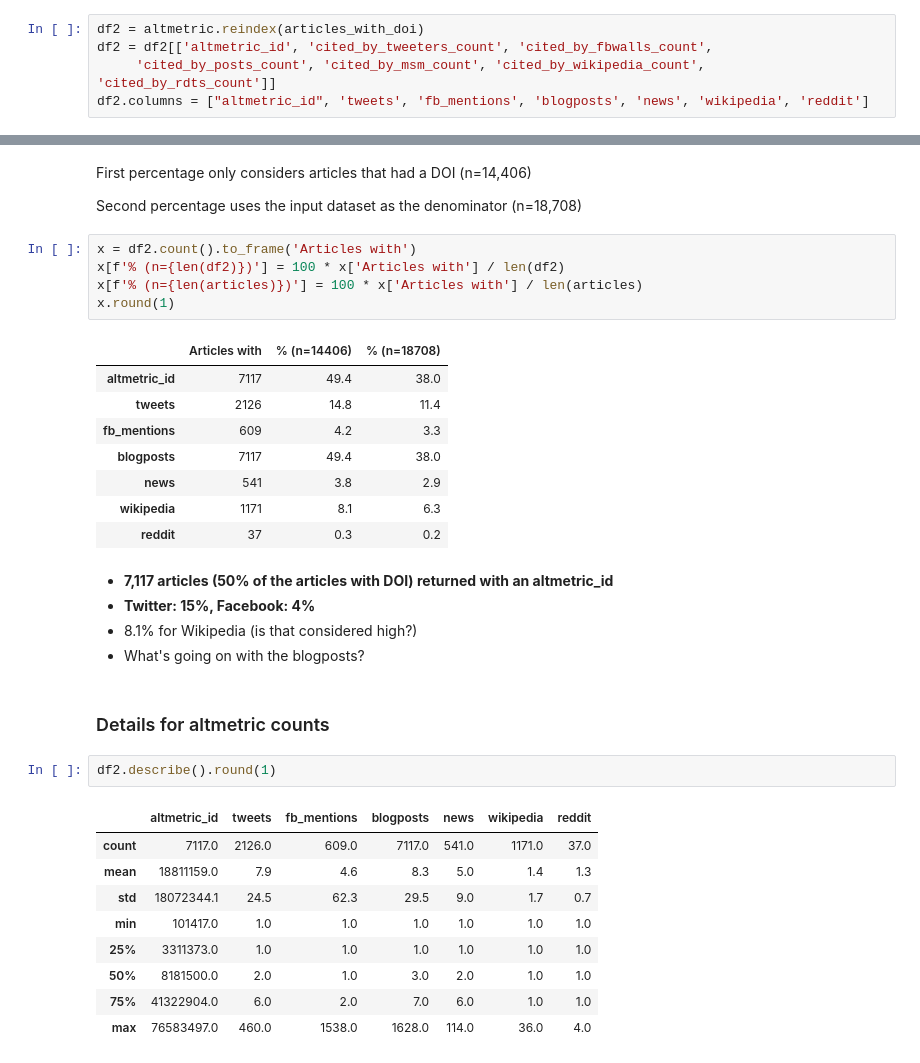
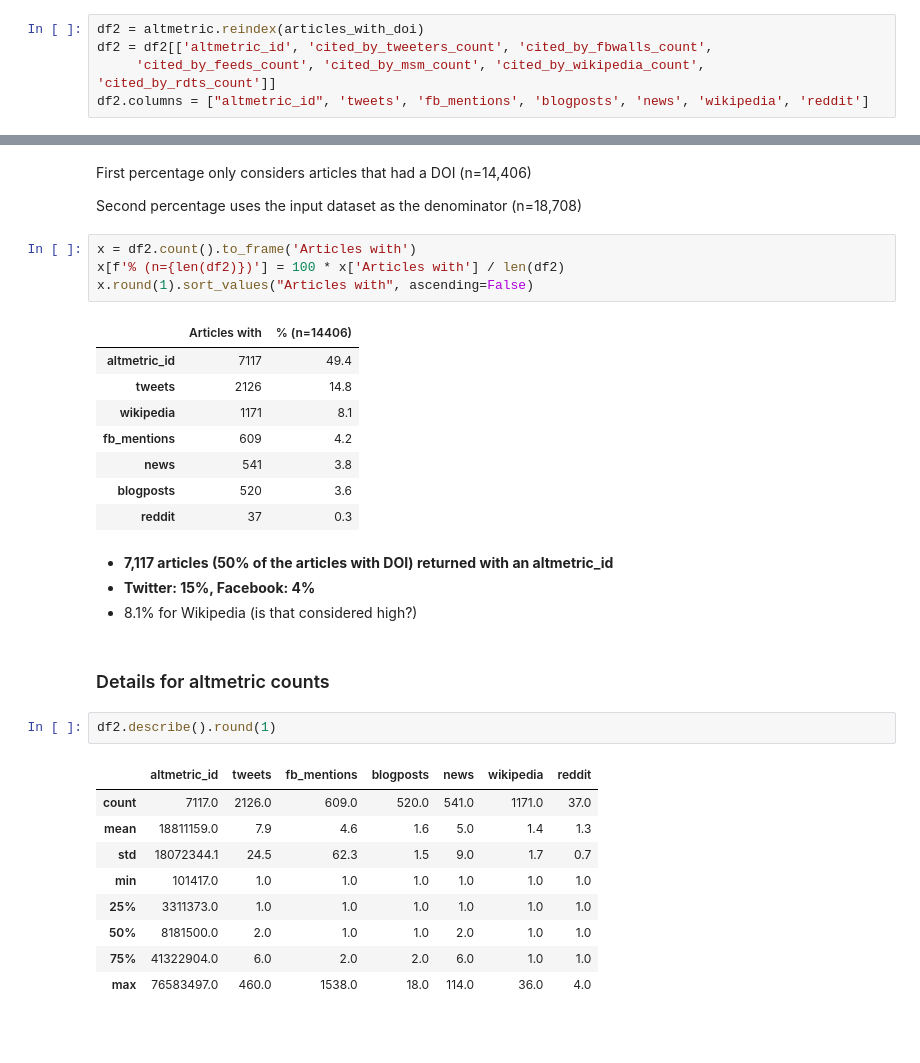
Before and after one commit to ScholCommLab/tracking-grants, a Jupyter notebook: notebooks/reports/interim_report_1.ipynb, the cells around one changed output, grey strips where cells are left out. Saved outputs shown, nothing was run; the diff lists cells and outputs as text; blank space fills up the shorter version.

```diff
--- a/notebooks/reports/interim_report_1.ipynb
+++ b/notebooks/reports/interim_report_1.ipynb
@@ -106,7 +119,7 @@ We can use these DOIs to retrieve altmetrics for these articles.
 # %%
 df2 = altmetric.reindex(articles_with_doi)
 df2 = df2[['altmetric_id', 'cited_by_tweeters_count', 'cited_by_fbwalls_count',
-     'cited_by_posts_count', 'cited_by_msm_count', 'cited_by_wikipedia_count', 'cited_by_rdts_count']]
+     'cited_by_feeds_count', 'cited_by_msm_count', 'cited_by_wikipedia_count', 'cited_by_rdts_count']]
 df2.columns = ["altmetric_id", 'tweets', 'fb_mentions', 'blogposts', 'news', 'wikipedia', 'reddit']
 # %% [markdown]
 ### Coverage
@@ -117,33 +130,31 @@ Second percentage uses the input dataset as the denominator (n=18,708)
 # %%
 x = df2.count().to_frame('Articles with')
 x[f'% (n={len(df2)})'] = 100 * x['Articles with'] / len(df2)
-x[f'% (n={len(articles)})'] = 100 * x['Articles with'] / len(articles)
-x.round(1)
+x.round(1).sort_values("Articles with", ascending=False)
 # %% [output]
-|  | Articles with | % (n=14406) | % (n=18708) |
-| altmetric_id | 7117 | 49.4 | 38.0 |
-| tweets | 2126 | 14.8 | 11.4 |
-| fb_mentions | 609 | 4.2 | 3.3 |
-| blogposts | 7117 | 49.4 | 38.0 |
-| news | 541 | 3.8 | 2.9 |
-| wikipedia | 1171 | 8.1 | 6.3 |
-| reddit | 37 | 0.3 | 0.2 |
+|  | Articles with | % (n=14406) |
+| altmetric_id | 7117 | 49.4 |
+| tweets | 2126 | 14.8 |
+| wikipedia | 1171 | 8.1 |
+| fb_mentions | 609 | 4.2 |
+| news | 541 | 3.8 |
+| blogposts | 520 | 3.6 |
+| reddit | 37 | 0.3 |
 # %% [markdown]
 - **7,117 articles (50% of the articles with DOI) returned with an altmetric_id**
 - **Twitter: 15%, Facebook: 4%**
 - 8.1% for Wikipedia (is that considered high?)
-- What's going on with the blogposts?
 # %% [markdown]
 ### Details for altmetric counts
 # %%
 df2.describe().round(1)
 # %% [output]
 |  | altmetric_id | tweets | fb_mentions | blogposts | news | wikipedia | reddit |
-| count | 7117.0 | 2126.0 | 609.0 | 7117.0 | 541.0 | 1171.0 | 37.0 |
-| mean | 18811159.0 | 7.9 | 4.6 | 8.3 | 5.0 | 1.4 | 1.3 |
-| std | 18072344.1 | 24.5 | 62.3 | 29.5 | 9.0 | 1.7 | 0.7 |
+| count | 7117.0 | 2126.0 | 609.0 | 520.0 | 541.0 | 1171.0 | 37.0 |
+| mean | 18811159.0 | 7.9 | 4.6 | 1.6 | 5.0 | 1.4 | 1.3 |
+| std | 18072344.1 | 24.5 | 62.3 | 1.5 | 9.0 | 1.7 | 0.7 |
 | min | 101417.0 | 1.0 | 1.0 | 1.0 | 1.0 | 1.0 | 1.0 |
 | 25% | 3311373.0 | 1.0 | 1.0 | 1.0 | 1.0 | 1.0 | 1.0 |
-| 50% | 8181500.0 | 2.0 | 1.0 | 3.0 | 2.0 | 1.0 | 1.0 |
-| 75% | 41322904.0 | 6.0 | 2.0 | 7.0 | 6.0 | 1.0 | 1.0 |
-| max | 76583497.0 | 460.0 | 1538.0 | 1628.0 | 114.0 | 36.0 | 4.0 |
+| 50% | 8181500.0 | 2.0 | 1.0 | 1.0 | 2.0 | 1.0 | 1.0 |
+| 75% | 41322904.0 | 6.0 | 2.0 | 2.0 | 6.0 | 1.0 | 1.0 |
+| max | 76583497.0 | 460.0 | 1538.0 | 18.0 | 114.0 | 36.0 | 4.0 |
```
Also changed, not shown: parts of 5 cells of this notebook.
